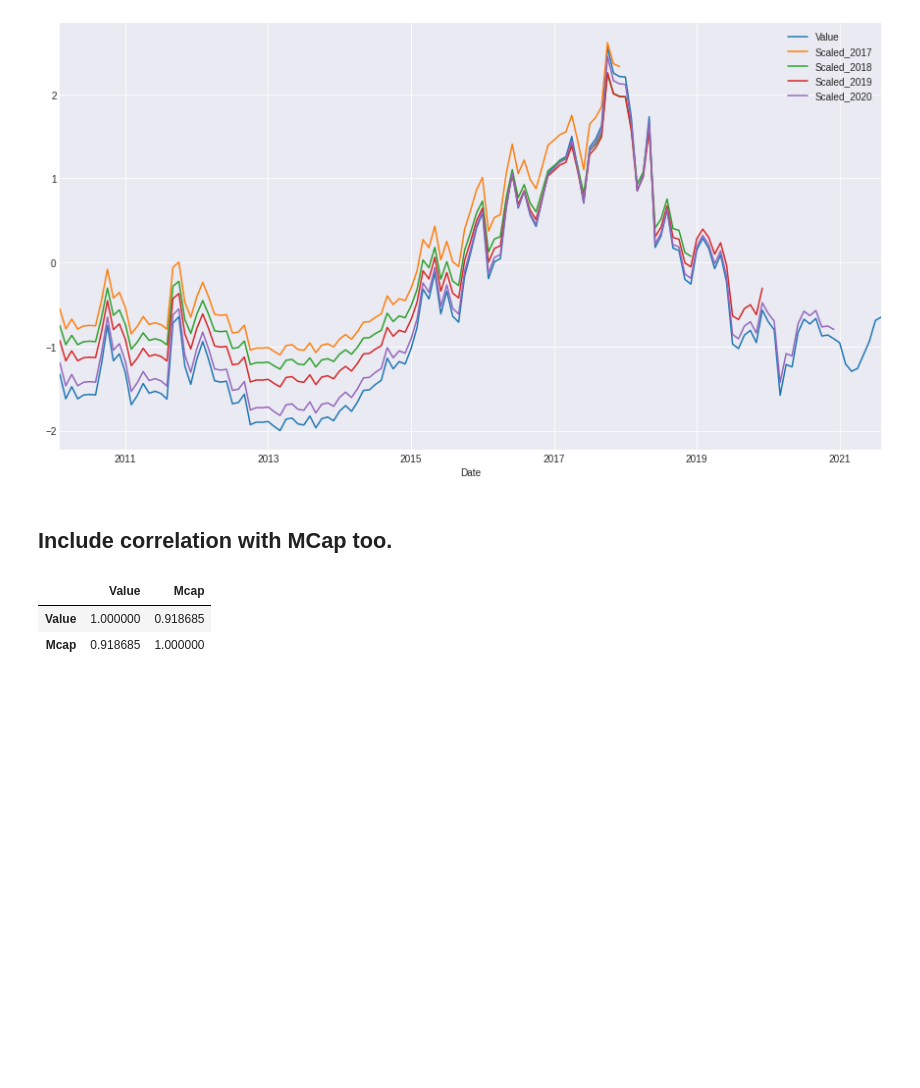
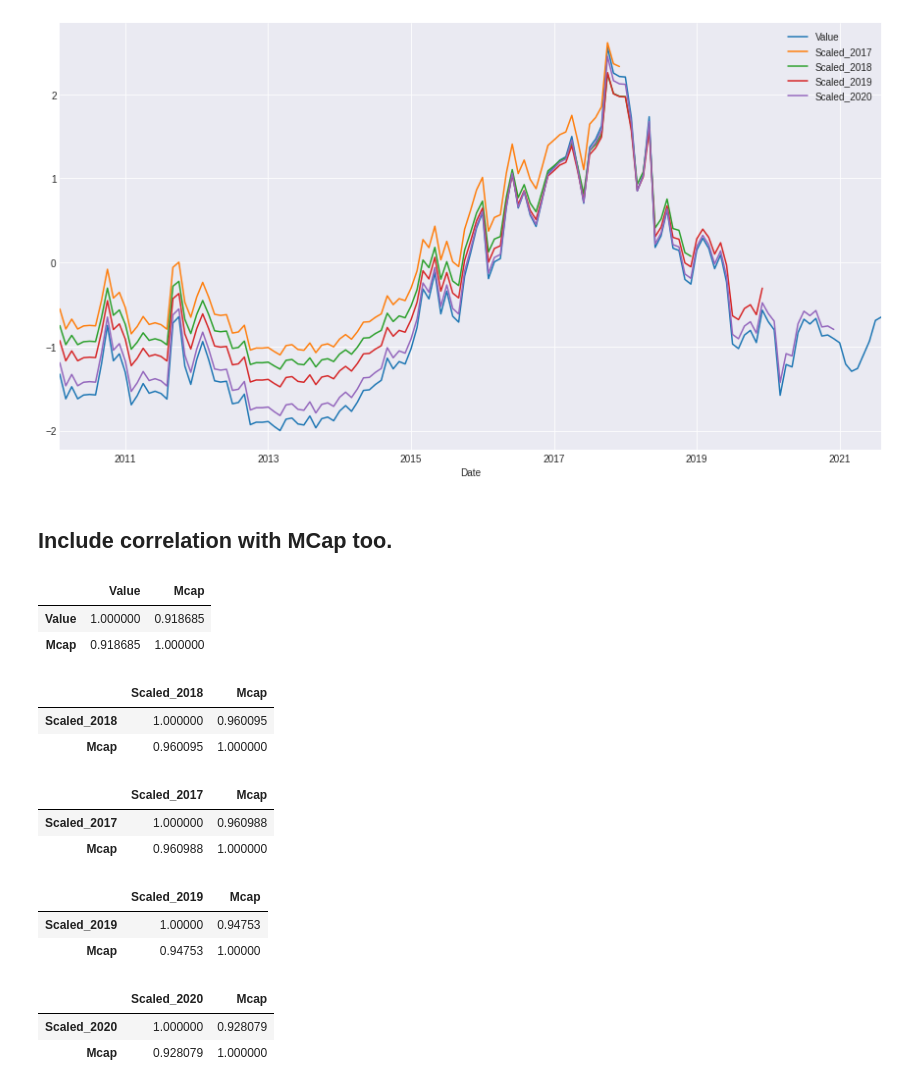
Before and after one commit to Tanulshn/Zero-to-One-Valuation, a Jupyter notebook: Valuation_0_1_individual_Stock.ipynb, the cells around one changed output. Saved outputs shown, nothing was run; the diff lists cells and outputs as text; code cells hidden in the pictures; blank space fills up the shorter version.

```diff
--- a/Valuation_0_1_individual_Stock.ipynb
+++ b/Valuation_0_1_individual_Stock.ipynb
@@ -332,3 +332,27 @@ df_m.corr()
 |  | Value | Mcap |
 | Value | 1.000000 | 0.918685 |
 | Mcap | 0.918685 | 1.000000 |
+# %%
+df_M_combined[['Scaled_2018','Mcap']][:'2018-12'].corr()
+# %% [output]
+|  | Scaled_2018 | Mcap |
+| Scaled_2018 | 1.000000 | 0.960095 |
+| Mcap | 0.960095 | 1.000000 |
+# %%
+df_M_combined[['Scaled_2017','Mcap']][:'2017-12'].corr()
+# %% [output]
+|  | Scaled_2017 | Mcap |
+| Scaled_2017 | 1.000000 | 0.960988 |
+| Mcap | 0.960988 | 1.000000 |
+# %%
+df_M_combined[['Scaled_2019','Mcap']][:'2019-12'].corr()
+# %% [output]
+|  | Scaled_2019 | Mcap |
+| Scaled_2019 | 1.00000 | 0.94753 |
+| Mcap | 0.94753 | 1.00000 |
+# %%
+df_M_combined[['Scaled_2020','Mcap']][:'2020-12'].corr()
+# %% [output]
+|  | Scaled_2020 | Mcap |
+| Scaled_2020 | 1.000000 | 0.928079 |
+| Mcap | 0.928079 | 1.000000 |
```
